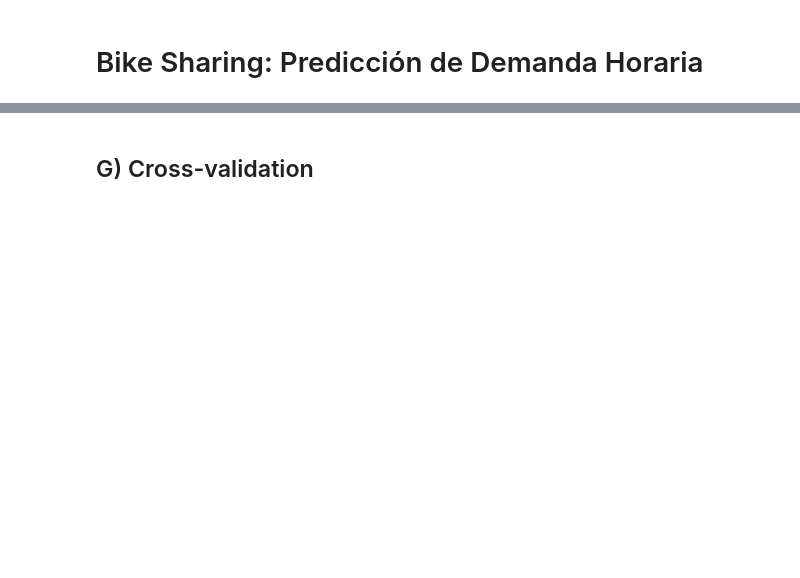
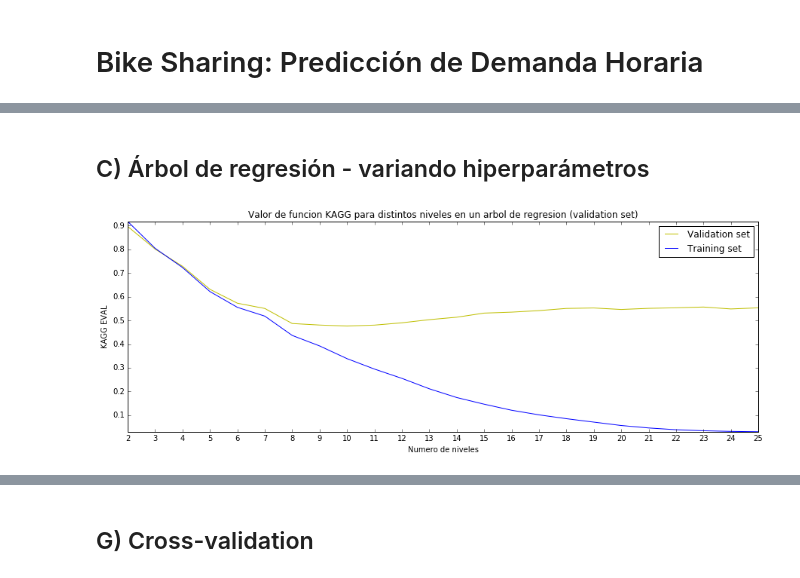
Before and after one commit to FMena14/MachineLearning3, a Jupyter notebook: Parte2.ipynb, the cells around one changed output, grey strips where cells are left out. Cells and saved outputs as stored; diff of their text form; code cells hidden in the pictures; blank space fills up the shorter version.

```diff
--- a/Parte2.ipynb
+++ b/Parte2.ipynb
@@ -216,18 +2,0 @@ KAGG EVAL TEST =0.574239
-# %%
-kaggs = []
-N_ts = np.arange(2,30)
-for n_t in N_ts:
-    model = Tree(random_state=0,max_depth=n_t)
-    model.fit(X_train,Y_train)
-
-    Y_pred_val = model.predict(X_val)
-    kagg_val = eval_bikemodel(Y_pred_val,Y_val)
-    kaggs.append(kagg_val)
-
-plt.figure(figsize=(14,5))
-plt.plot(N_ts,kaggs)
-plt.xticks(N_ts)
-plt.xlabel('Numero de niveles')
-plt.ylabel('KAGG')
-plt.title('Valor de funcion de evaluacion KAGG para distintos niveles en un arbol de clasificacion')
-plt.show()
@@ -555,0 +221,30 @@ representacion con extraccion de caracteristicas normalizadas y transformar el Y
+# %% [markdown]
+## C) Árbol de regresión - variando hiperparámetros
+# %%
+kaggs_val = []
+kaggs_train = []
+N_ts = np.arange(2,26)
+for n_t in N_ts:
+    model = Tree(random_state=0,max_depth=n_t)
+    model.fit(X_train,Y_train)
+
+    Y_pred_val = model.predict(X_val)
+    kagg_val = eval_bikemodel(Y_pred_val,Y_val)
+    kaggs_val.append(kagg_val)
+
+    Y_pred_train = model.predict(X_train)
+    kagg_train = eval_bikemodel(Y_pred_train,Y_train)
+    kaggs_train.append(kagg_train)
+
+plt.figure(figsize=(15,5))
+plt.plot(N_ts,kaggs_val , label  = "Validation set", color = "y")
+plt.plot(N_ts,kaggs_train, label = "Training set", color = "b")
+plt.xticks(N_ts)
+plt.xlabel('Numero de niveles')
+plt.ylabel('KAGG EVAL')
+plt.title('Valor de funcion KAGG para distintos niveles en un arbol de regresion (validation set)')
+plt.legend()
+plt.axis("tight")
+plt.show()
+# %% [output]
+[figure, added]
```
Also changed, not shown: parts of 66 cells of this notebook, 3 other files.
